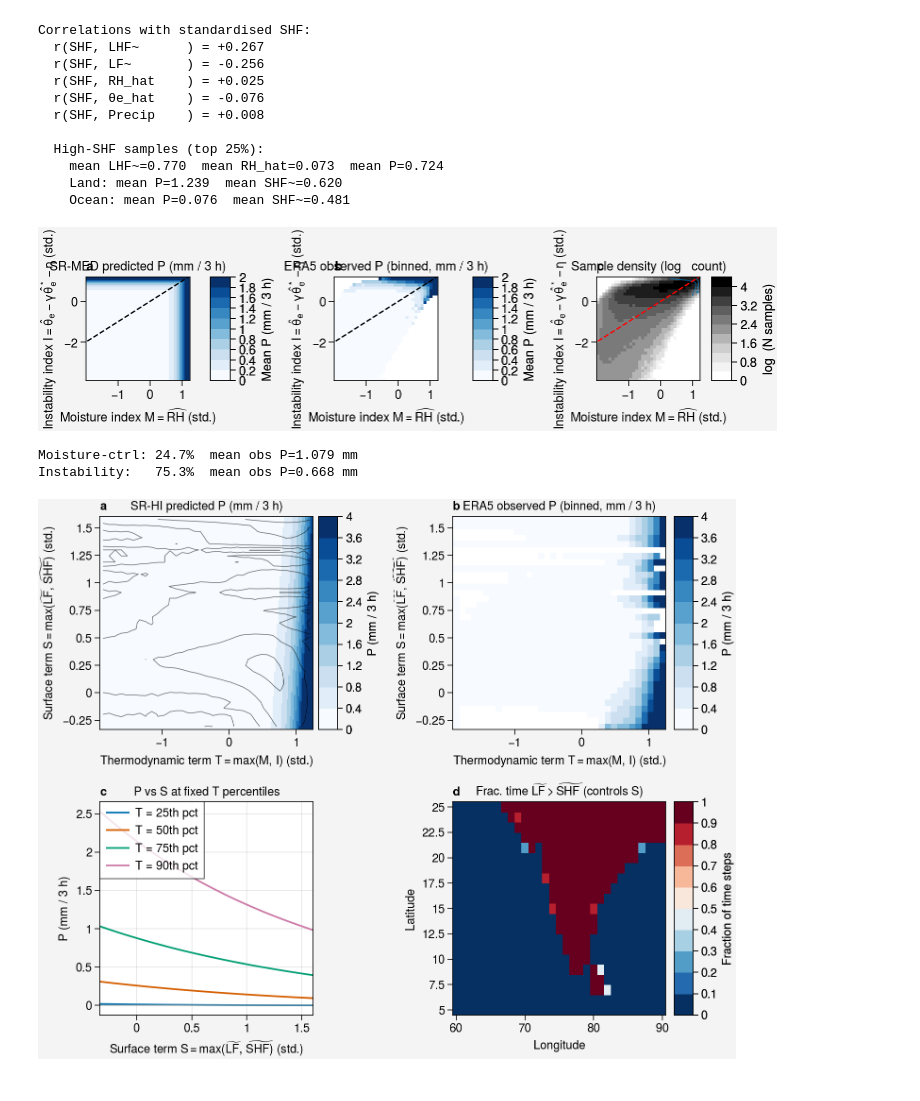
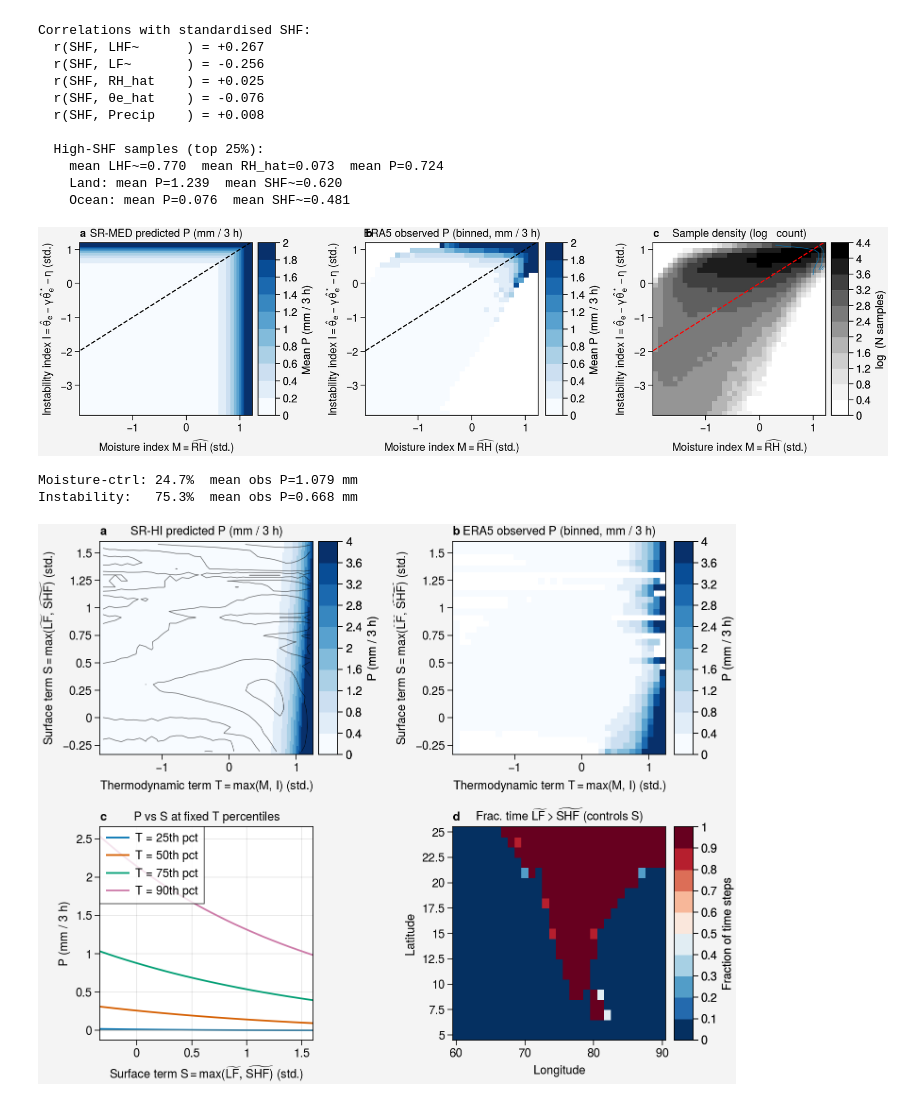
Before and after one commit to savannahferretti/monsoon-discovery, a Jupyter notebook: notebooks/dependence_v2.ipynb, the cells around one changed output. Cells and saved outputs as stored; diff of their text form; code cells hidden in the pictures.

```diff
--- a/notebooks/dependence_v2.ipynb
+++ b/notebooks/dependence_v2.ipynb
@@ -303,37 +308,37 @@ else:
     _xlabel_M = r'Moisture index $M = \widehat{\mathrm{RH}}$ (std.)'
     _ylabel_I = r'Instability index $I = \hat{\theta}_e - \gamma\hat{\theta}_e^* - \eta$ (std.)'
 
-    fig, axs = pplt.subplots(ncols=3, figwidth=7.5, share=False)
+    fig, axs = pplt.subplots(ncols=3, refwidth=2, share=False)
     kw = dict(cmap='Blues', vmin=0, vmax=vmax)
 
     # (a) SR-MED analytic prediction
     m0 = axs[0].pcolormesh(np.linspace(M_lo,M_hi,NG), np.linspace(I_lo,I_hi,NG), P_grid, **kw)
     axs[0].plot([axlo,axhi],[axlo,axhi],'k--',lw=1,label='$M = I$ (boundary)')
     axs[0].format(xlabel=_xlabel_M, ylabel=_ylabel_I,
                   title='SR-MED predicted P (mm / 3 h)', xlim=(M_lo,M_hi), ylim=(I_lo,I_hi))
 
     # (b) Observed binned P
     m1 = axs[1].pcolormesh(xcen, ycen, obs_bin, **kw)
     axs[1].plot([axlo,axhi],[axlo,axhi],'k--',lw=1,label='$M = I$ (boundary)')
     axs[1].format(xlabel=_xlabel_M, ylabel=_ylabel_I, title='ERA5 observed P (binned, mm / 3 h)',
                   xlim=(M_lo,M_hi), ylim=(I_lo,I_hi))
 
     # (c) Sample density
     m2 = axs[2].pcolormesh(xcen, ycen, density, cmap='Grays', vmin=0)
     axs[2].contour(xcen, ycen, obs_bin, levels=5, colors='C0', linewidths=0.7, alpha=0.7)
     axs[2].plot([axlo,axhi],[axlo,axhi],'r--',lw=1,label='$M = I$ (boundary)')
     axs[2].format(xlabel=_xlabel_M, ylabel=_ylabel_I, title='Sample density (log₁₀ count)',
                   xlim=(M_lo,M_hi), ylim=(I_lo,I_hi))
 
     fig.colorbar(m0, ax=axs[:2], loc='b', label='Mean P (mm / 3 h)')
     fig.colorbar(m2, ax=axs[2],  loc='b', label='log₁₀(N samples)')
     fig.format(abc=True)
     pplt.show()
-    fig.save('../figs/fig_srmed.pdf'); fig.save('../figs/fig_srmed.png')
+    fig.save('../figs/fig_srmed.png')
     print(f'Moisture-ctrl: {100*(M>=I).mean():.1f}%  mean obs P={P[M>=I].mean():.3f} mm')
     print(f'Instability:   {100*(I>M).mean():.1f}%  mean obs P={P[I>M].mean():.3f} mm')
 # %% [output]
-[figure, old version]
+[figure, new version]
 Moisture-ctrl: 24.7%  mean obs P=1.079 mm
 Instability:   75.3%  mean obs P=0.668 mm
 # %%
```
Also changed, not shown: parts of 3 cells of this notebook, 12 other files.
